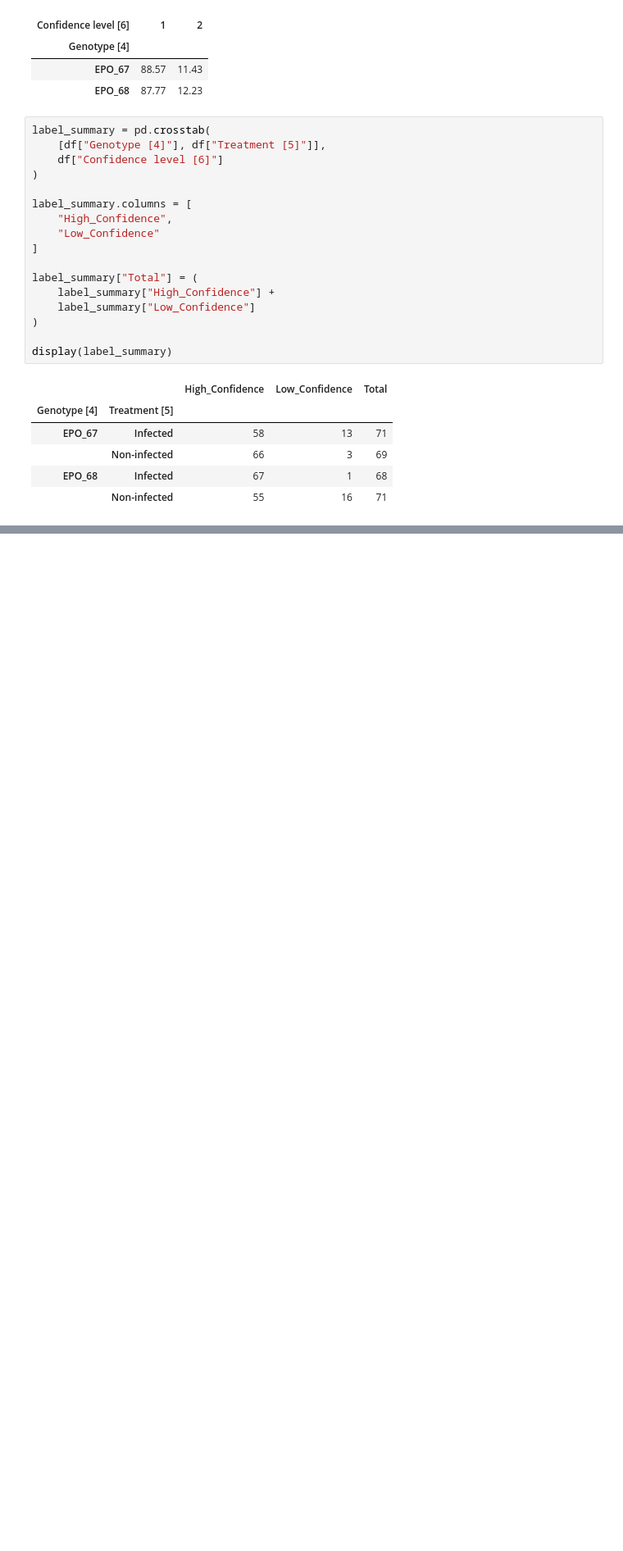
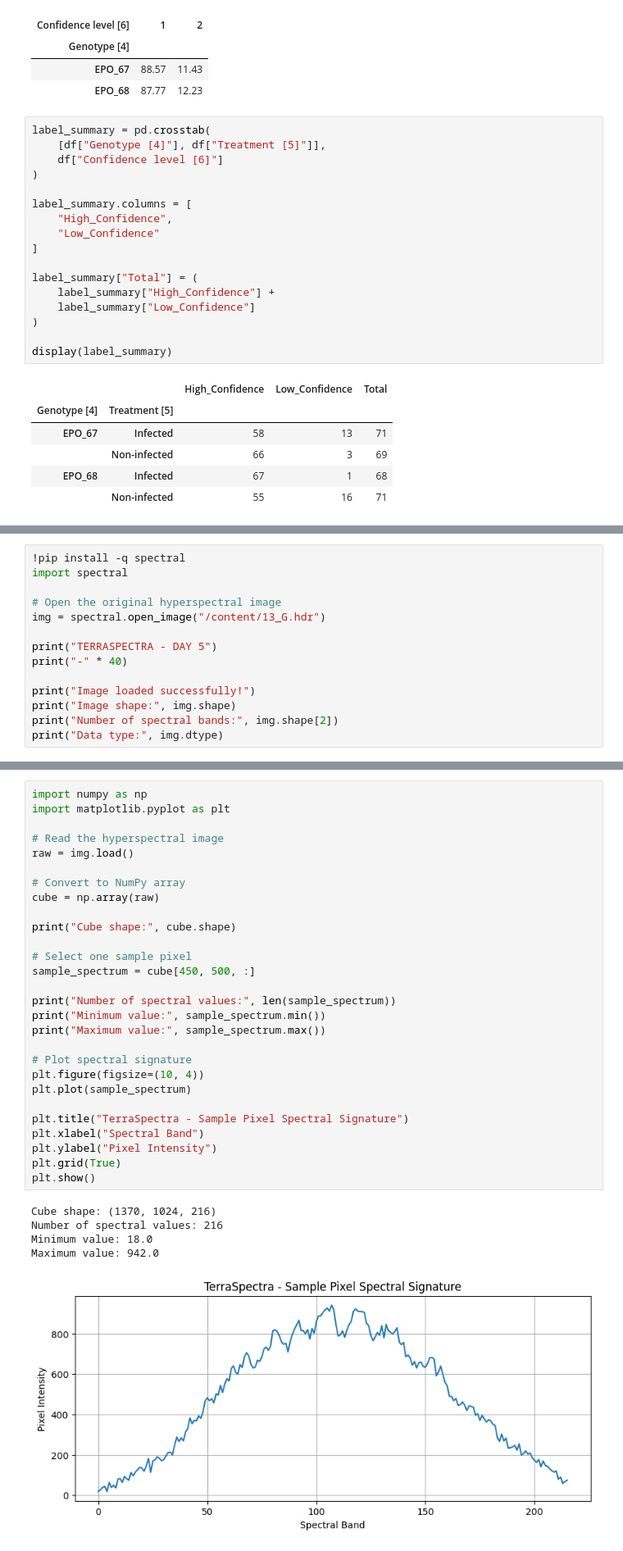
Before and after one commit to megha-0066/TerraSpectra, a Jupyter notebook: TeraSpectra.ipynb, the cells around one changed output, grey strips where cells are left out. Shown at 82% size. Saved outputs shown, nothing was run; the diff lists cells and outputs as text; blank space fills up the shorter version.

```diff
--- a/TeraSpectra.ipynb
+++ b/TeraSpectra.ipynb
@@ -1622,0 +996,14 @@ Coordinates shape: (33127, 2)
+# %%
+!pip install -q spectral
+import spectral
+
+# Open the original hyperspectral image
+img = spectral.open_image("/content/13_G.hdr")
+
+print("TERRASPECTRA - DAY 5")
+print("-" * 40)
+
+print("Image loaded successfully!")
+print("Image shape:", img.shape)
+print("Number of spectral bands:", img.shape[2])
+print("Data type:", img.dtype)
@@ -1622,0 +1021,34 @@ Coordinates shape: (33127, 2)
+# %%
+import numpy as np
+import matplotlib.pyplot as plt
+
+# Read the hyperspectral image
+raw = img.load()
+
+# Convert to NumPy array
+cube = np.array(raw)
+
+print("Cube shape:", cube.shape)
+
+# Select one sample pixel
+sample_spectrum = cube[450, 500, :]
+
+print("Number of spectral values:", len(sample_spectrum))
+print("Minimum value:", sample_spectrum.min())
+print("Maximum value:", sample_spectrum.max())
+
+# Plot spectral signature
+plt.figure(figsize=(10, 4))
+plt.plot(sample_spectrum)
+
+plt.title("TerraSpectra - Sample Pixel Spectral Signature")
+plt.xlabel("Spectral Band")
+plt.ylabel("Pixel Intensity")
+plt.grid(True)
+plt.show()
+# %% [output]
+Cube shape: (1370, 1024, 216)
+Number of spectral values: 216
+Minimum value: 18.0
+Maximum value: 942.0
+[figure, added]
```
Also changed, not shown: parts of 43 cells of this notebook.
